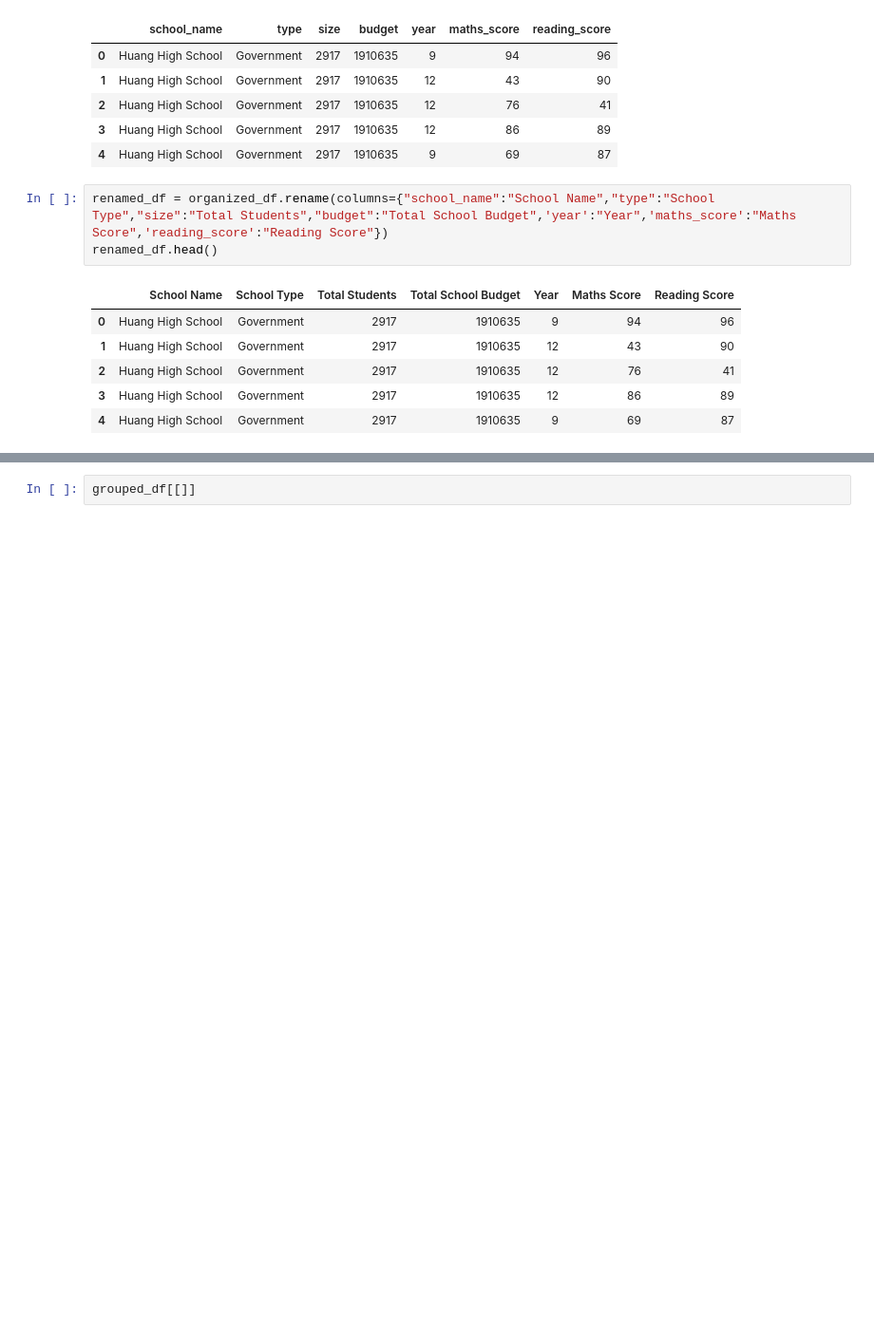
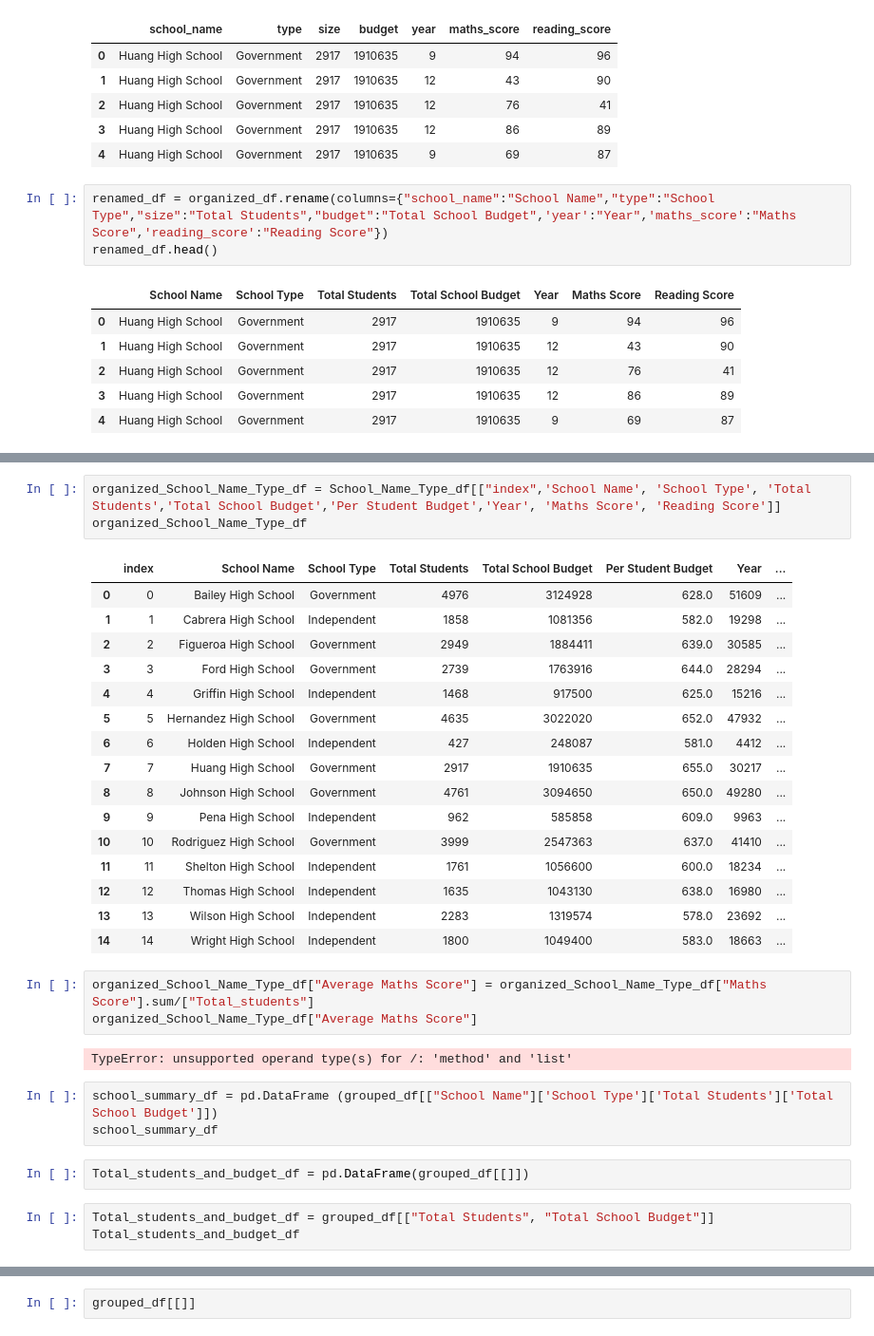
Before and after one commit to SandraBotica/pandas-challenge, a Jupyter notebook: PyCitySchools/PyCitySchools_starter.ipynb, the cells around one changed output, grey strips where cells are left out. Shown: that part at 95% size. Saved outputs shown, nothing was run; the diff lists cells and outputs as text; blank space fills up the shorter version.

```diff
--- a/PyCitySchools/PyCitySchools_starter.ipynb
+++ b/PyCitySchools/PyCitySchools_starter.ipynb
@@ -197,0 +250,33 @@ renamed_df.head()
+# %%
+organized_School_Name_Type_df = School_Name_Type_df[["index",'School Name', 'School Type', 'Total Students','Total School Budget','Per Student Budget','Year', 'Maths Score', 'Reading Score']]
+organized_School_Name_Type_df
+# %% [output]
+|  | index | School Name | School Type | Total Students | Total School Budget | Per Student Budget | Year | ... |
+| 0 | 0 | Bailey High School | Government | 4976 | 3124928 | 628.0 | 51609 | ... |
+| 1 | 1 | Cabrera High School | Independent | 1858 | 1081356 | 582.0 | 19298 | ... |
+| 2 | 2 | Figueroa High School | Government | 2949 | 1884411 | 639.0 | 30585 | ... |
+| 3 | 3 | Ford High School | Government | 2739 | 1763916 | 644.0 | 28294 | ... |
+| 4 | 4 | Griffin High School | Independent | 1468 | 917500 | 625.0 | 15216 | ... |
+| 5 | 5 | Hernandez High School | Government | 4635 | 3022020 | 652.0 | 47932 | ... |
+| 6 | 6 | Holden High School | Independent | 427 | 248087 | 581.0 | 4412 | ... |
+| 7 | 7 | Huang High School | Government | 2917 | 1910635 | 655.0 | 30217 | ... |
+| 8 | 8 | Johnson High School | Government | 4761 | 3094650 | 650.0 | 49280 | ... |
+| 9 | 9 | Pena High School | Independent | 962 | 585858 | 609.0 | 9963 | ... |
+| 10 | 10 | Rodriguez High School | Government | 3999 | 2547363 | 637.0 | 41410 | ... |
+| 11 | 11 | Shelton High School | Independent | 1761 | 1056600 | 600.0 | 18234 | ... |
+| 12 | 12 | Thomas High School | Independent | 1635 | 1043130 | 638.0 | 16980 | ... |
+| 13 | 13 | Wilson High School | Independent | 2283 | 1319574 | 578.0 | 23692 | ... |
+| 14 | 14 | Wright High School | Independent | 1800 | 1049400 | 583.0 | 18663 | ... |
+# %%
+organized_School_Name_Type_df["Average Maths Score"] = organized_School_Name_Type_df["Maths Score"].sum/["Total_students"]
+organized_School_Name_Type_df["Average Maths Score"]
+# %% [output]
+TypeError: unsupported operand type(s) for /: 'method' and 'list'
+# %%
+school_summary_df = pd.DataFrame (grouped_df[["School Name"]['School Type']['Total Students']['Total School Budget']])
+school_summary_df
+# %%
+Total_students_and_budget_df = pd.DataFrame(grouped_df[[]])
+# %%
+Total_students_and_budget_df = grouped_df[["Total Students", "Total School Budget"]]
+Total_students_and_budget_df
```
Also changed, not shown: parts of 20 cells of this notebook, 1 other file.
